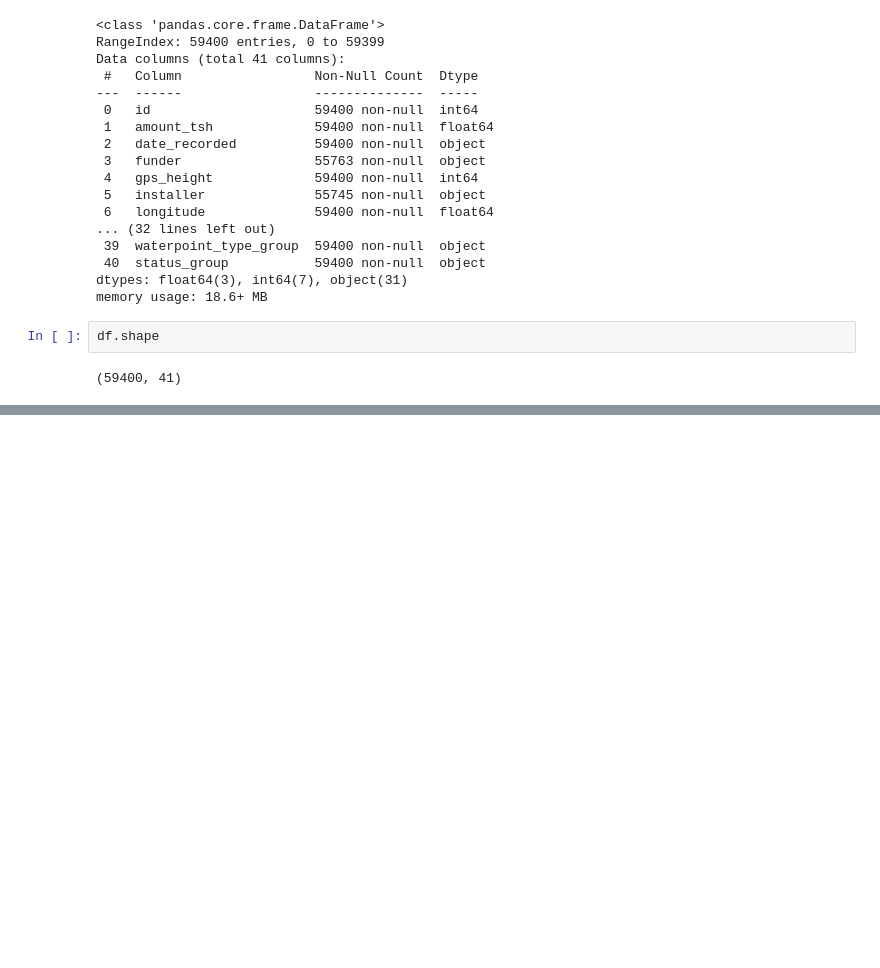
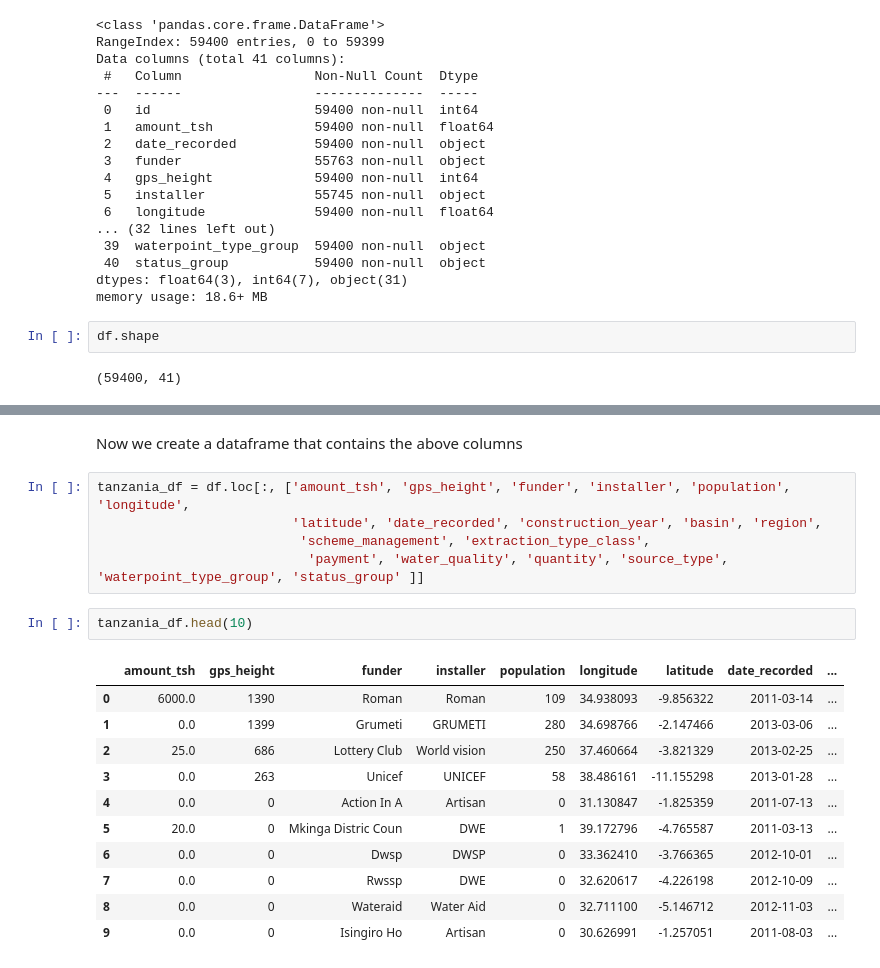
Before and after one commit to AlexIrungu/Tanzania-Wells-Classification-, a Jupyter notebook: index.ipynb, the cells around one changed output, grey strips where cells are left out. Saved outputs shown, nothing was run; the diff lists cells and outputs as text; blank space fills up the shorter version.

```diff
--- a/index.ipynb
+++ b/index.ipynb
@@ -243,0 +338,21 @@ df.describe()
+# %% [markdown]
+Now we create a dataframe that contains the above columns
+# %%
+tanzania_df = df.loc[:, ['amount_tsh', 'gps_height', 'funder', 'installer', 'population', 'longitude',
+                         'latitude', 'date_recorded', 'construction_year', 'basin', 'region',
+                          'scheme_management', 'extraction_type_class',
+                           'payment', 'water_quality', 'quantity', 'source_type', 'waterpoint_type_group', 'status_group' ]]
+# %%
+tanzania_df.head(10)
+# %% [output]
+|  | amount_tsh | gps_height | funder | installer | population | longitude | latitude | date_recorded | ... |
+| 0 | 6000.0 | 1390 | Roman | Roman | 109 | 34.938093 | -9.856322 | 2011-03-14 | ... |
+| 1 | 0.0 | 1399 | Grumeti | GRUMETI | 280 | 34.698766 | -2.147466 | 2013-03-06 | ... |
+| 2 | 25.0 | 686 | Lottery Club | World vision | 250 | 37.460664 | -3.821329 | 2013-02-25 | ... |
+| 3 | 0.0 | 263 | Unicef | UNICEF | 58 | 38.486161 | -11.155298 | 2013-01-28 | ... |
+| 4 | 0.0 | 0 | Action In A | Artisan | 0 | 31.130847 | -1.825359 | 2011-07-13 | ... |
+| 5 | 20.0 | 0 | Mkinga Distric Coun | DWE | 1 | 39.172796 | -4.765587 | 2011-03-13 | ... |
+| 6 | 0.0 | 0 | Dwsp | DWSP | 0 | 33.362410 | -3.766365 | 2012-10-01 | ... |
+| 7 | 0.0 | 0 | Rwssp | DWE | 0 | 32.620617 | -4.226198 | 2012-10-09 | ... |
+| 8 | 0.0 | 0 | Wateraid | Water Aid | 0 | 32.711100 | -5.146712 | 2012-11-03 | ... |
+| 9 | 0.0 | 0 | Isingiro Ho | Artisan | 0 | 30.626991 | -1.257051 | 2011-08-03 | ... |
```
Also changed, not shown: parts of 11 cells of this notebook.
